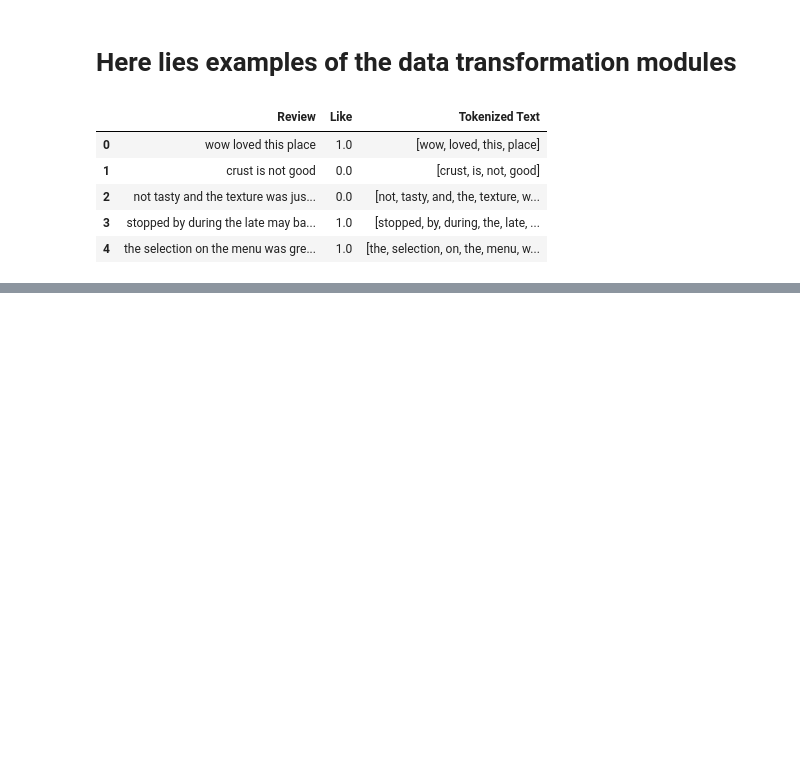
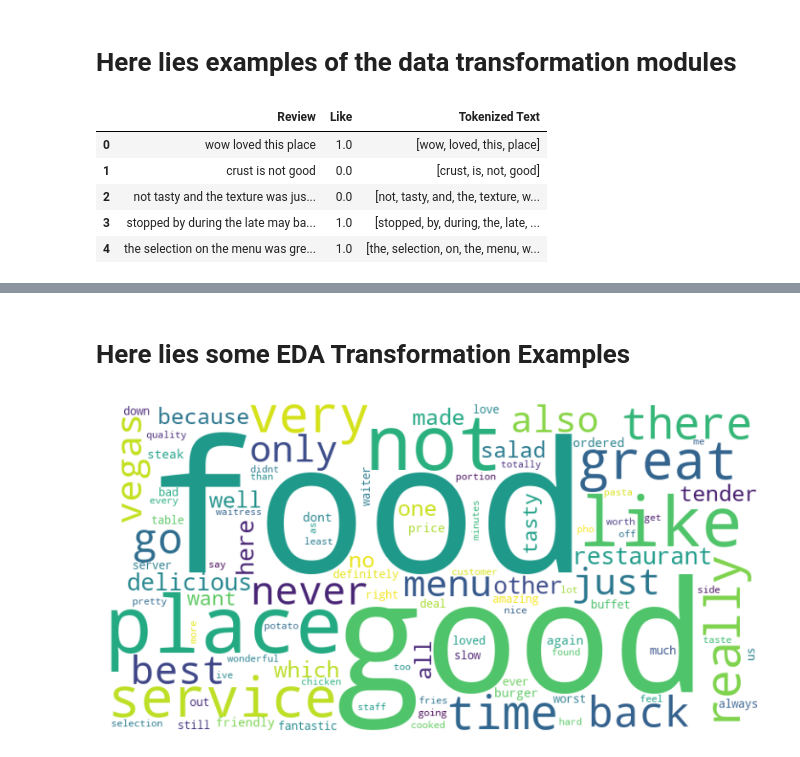
Before and after one commit to Thomas-Kulch/text_data_toolkit, a Jupyter notebook: eda/EDA Restaurant Reviews.ipynb, the cells around one changed output, grey strips where cells are left out. Cells and saved outputs as stored; diff of their text form; code cells hidden in the pictures; blank space fills up the shorter version.

```diff
--- a/eda/EDA Restaurant Reviews.ipynb
+++ b/eda/EDA Restaurant Reviews.ipynb
@@ -146,0 +148,8 @@ cleaned_df_tsv_labeled.head()
+# %% [markdown]
+# Here lies some EDA Transformation Examples
+# %%
+# Generate Wordcloud of No Stopwords Series
+
+cleaned_df_tsv_labeled_wordcloud = eda.generate_wordcloud(cleaned_df_tsv_labeled["Review No Stopwords"].str.join(', '), custom_stopwords=["will", "some", "came"])
+# %% [output]
+[figure, added]
```
Also changed, not shown: parts of 5 cells of this notebook, 3 other files.
